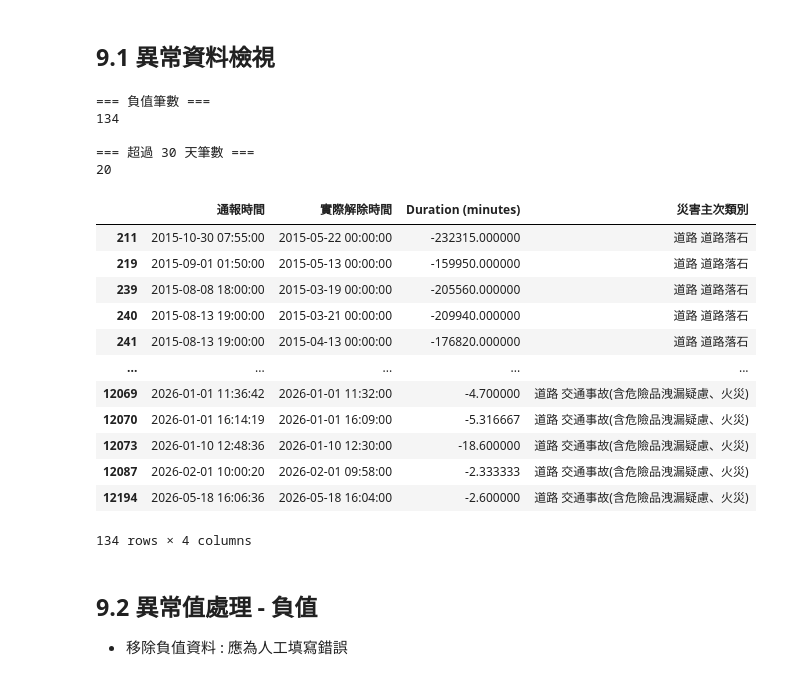
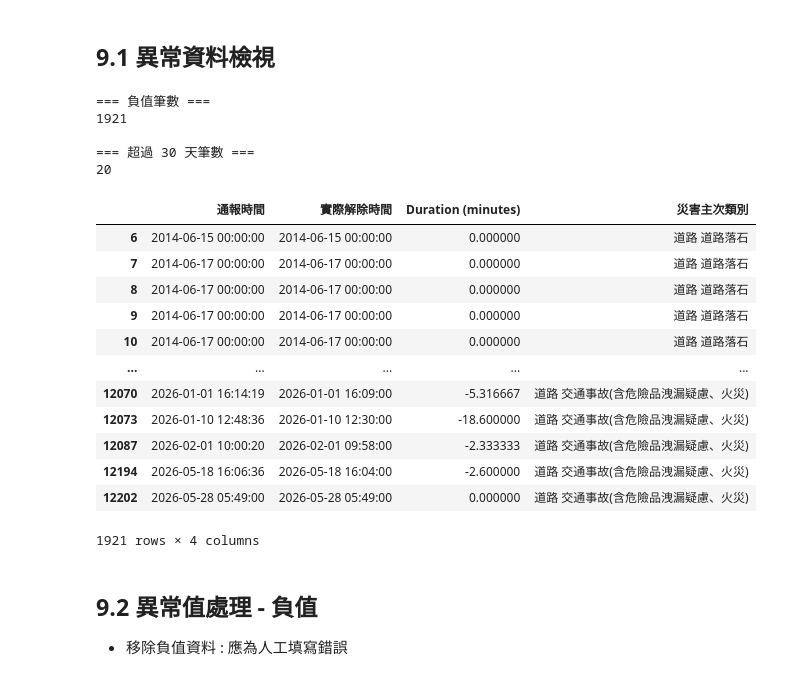
Before and after one commit to jungswork/06_Road_Repar_Time, a Jupyter notebook: 01_road_data_preprocessing.ipynb, the cells around one changed output. Cells and saved outputs as stored; diff of their text form; code cells hidden in the pictures.

```diff
--- a/01_road_data_preprocessing.ipynb
+++ b/01_road_data_preprocessing.ipynb
@@ -230,33 +234,33 @@ Name: Duration (minutes), dtype: float64
 # %%
 # 負值
 print("=== 負值筆數 ===")
-print((df["Duration (minutes)"] < 0).sum())
+print((df["Duration (minutes)"] <= 0).sum())
 
 # 超大值（超過 30 天 = 43,200 分鐘）
 print("\n=== 超過 30 天筆數 ===")
 print((df["Duration (minutes)"] > 43_200).sum())
 
 # 預覽極端值
-df[df["Duration (minutes)"] < 0][["通報時間", "實際解除時間", "Duration (minutes)", "災害主次類別"]]
+df[df["Duration (minutes)"] <= 0 ][["通報時間", "實際解除時間", "Duration (minutes)", "災害主次類別"]]
 # %% [output]
 === 負值筆數 ===
-134
+1921
 
 === 超過 30 天筆數 ===
 20
 |  | 通報時間 | 實際解除時間 | Duration (minutes) | 災害主次類別 |
-| 211 | 2015-10-30 07:55:00 | 2015-05-22 00:00:00 | -232315.000000 | 道路 道路落石 |
-| 219 | 2015-09-01 01:50:00 | 2015-05-13 00:00:00 | -159950.000000 | 道路 道路落石 |
-| 239 | 2015-08-08 18:00:00 | 2015-03-19 00:00:00 | -205560.000000 | 道路 道路落石 |
-| 240 | 2015-08-13 19:00:00 | 2015-03-21 00:00:00 | -209940.000000 | 道路 道路落石 |
-| 241 | 2015-08-13 19:00:00 | 2015-04-13 00:00:00 | -176820.000000 | 道路 道路落石 |
+| 6 | 2014-06-15 00:00:00 | 2014-06-15 00:00:00 | 0.000000 | 道路 道路落石 |
+| 7 | 2014-06-17 00:00:00 | 2014-06-17 00:00:00 | 0.000000 | 道路 道路落石 |
+| 8 | 2014-06-17 00:00:00 | 2014-06-17 00:00:00 | 0.000000 | 道路 道路落石 |
+| 9 | 2014-06-17 00:00:00 | 2014-06-17 00:00:00 | 0.000000 | 道路 道路落石 |
+| 10 | 2014-06-17 00:00:00 | 2014-06-17 00:00:00 | 0.000000 | 道路 道路落石 |
 | ... | ... | ... | ... | ... |
-| 12069 | 2026-01-01 11:36:42 | 2026-01-01 11:32:00 | -4.700000 | 道路 交通事故(含危險品洩漏疑慮、火災) |
 | 12070 | 2026-01-01 16:14:19 | 2026-01-01 16:09:00 | -5.316667 | 道路 交通事故(含危險品洩漏疑慮、火災) |
 | 12073 | 2026-01-10 12:48:36 | 2026-01-10 12:30:00 | -18.600000 | 道路 交通事故(含危險品洩漏疑慮、火災) |
 | 12087 | 2026-02-01 10:00:20 | 2026-02-01 09:58:00 | -2.333333 | 道路 交通事故(含危險品洩漏疑慮、火災) |
 | 12194 | 2026-05-18 16:06:36 | 2026-05-18 16:04:00 | -2.600000 | 道路 交通事故(含危險品洩漏疑慮、火災) |
+| 12202 | 2026-05-28 05:49:00 | 2026-05-28 05:49:00 | 0.000000 | 道路 交通事故(含危險品洩漏疑慮、火災) |
-134 rows × 4 columns
+1921 rows × 4 columns
 # %% [markdown]
 ## 9.2 異常值處理 - 負值
 
```
Also changed, not shown: parts of 1 cell of this notebook.
